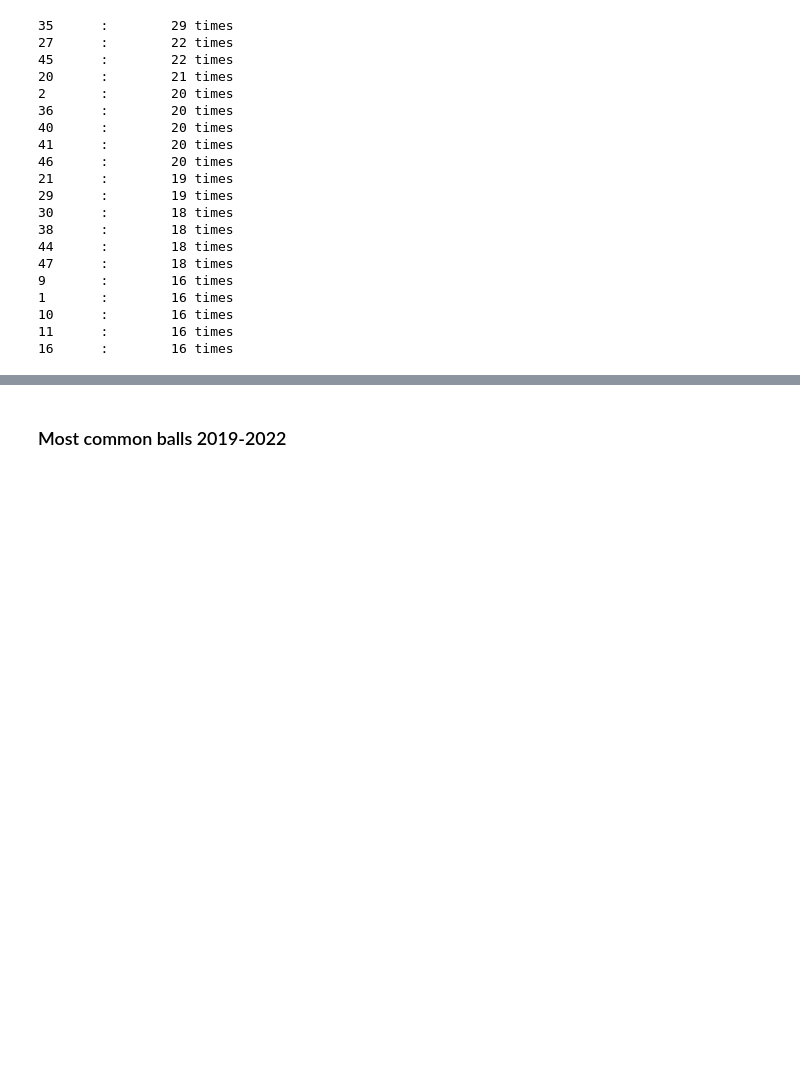
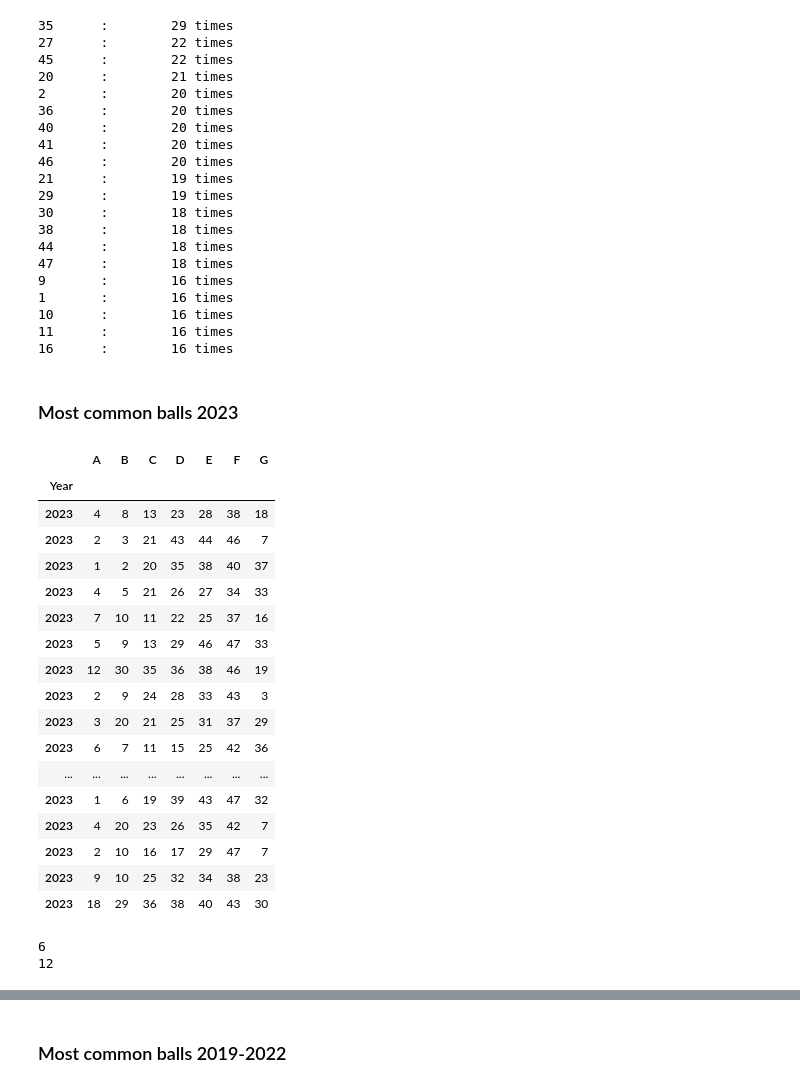
Before and after one commit to killfoley/Lotto-Scraping, a Jupyter notebook: Lotto results notebook.ipynb, the cells around one changed output, grey strips where cells are left out. Saved outputs shown, nothing was run; the diff lists cells and outputs as text; code cells hidden in the pictures; blank space fills up the shorter version.

```diff
--- a/Lotto results notebook.ipynb
+++ b/Lotto results notebook.ipynb
@@ -897,3 +968,36 @@ for r in dictionary_numbers_22_sorted[:20]:
 10      :        16 times
 11      :        16 times
 16      :        16 times
+# %% [markdown]
+### Most common balls 2023
+# %%
+df_numbers_23 = df_lotto_all.loc[2023]
+df_numbers_23
+# %% [output]
+|  | A | B | C | D | E | F | G |
+| Year |  |  |  |  |  |  |  |
+| 2023 | 4 | 8 | 13 | 23 | 28 | 38 | 18 |
+| 2023 | 2 | 3 | 21 | 43 | 44 | 46 | 7 |
+| 2023 | 1 | 2 | 20 | 35 | 38 | 40 | 37 |
+| 2023 | 4 | 5 | 21 | 26 | 27 | 34 | 33 |
+| 2023 | 7 | 10 | 11 | 22 | 25 | 37 | 16 |
+| 2023 | 5 | 9 | 13 | 29 | 46 | 47 | 33 |
+| 2023 | 12 | 30 | 35 | 36 | 38 | 46 | 19 |
+| 2023 | 2 | 9 | 24 | 28 | 33 | 43 | 3 |
+| 2023 | 3 | 20 | 21 | 25 | 31 | 37 | 29 |
+| 2023 | 6 | 7 | 11 | 15 | 25 | 42 | 36 |
+| ... | ... | ... | ... | ... | ... | ... | ... |
+| 2023 | 1 | 6 | 19 | 39 | 43 | 47 | 32 |
+| 2023 | 4 | 20 | 23 | 26 | 35 | 42 | 7 |
+| 2023 | 2 | 10 | 16 | 17 | 29 | 47 | 7 |
+| 2023 | 9 | 10 | 25 | 32 | 34 | 38 | 23 |
+| 2023 | 18 | 29 | 36 | 38 | 40 | 43 | 30 |
+# %%
+# Convert numbers to a list
+NumsToList2023 = list(df_numbers_23.values.T.flatten())
+most_common_23,num_most_common_23 = Counter(NumsToList2023).most_common(1)[0]
+print(most_common_23)
+print(num_most_common_23)
+# %% [output]
+6
+12
```
Also changed, not shown: parts of 27 cells of this notebook, 1 other file.
